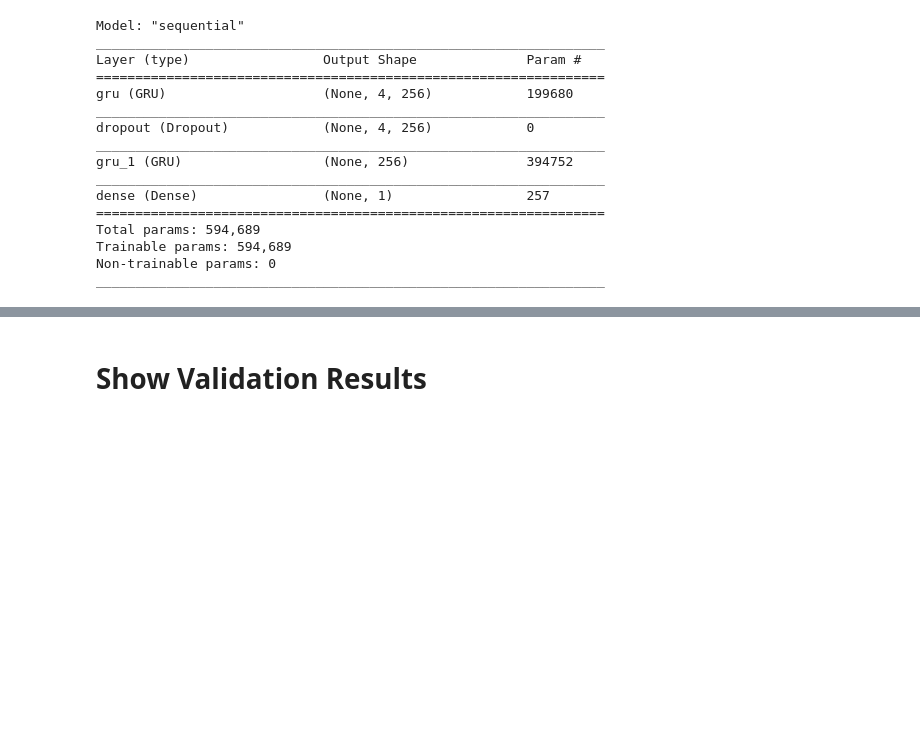
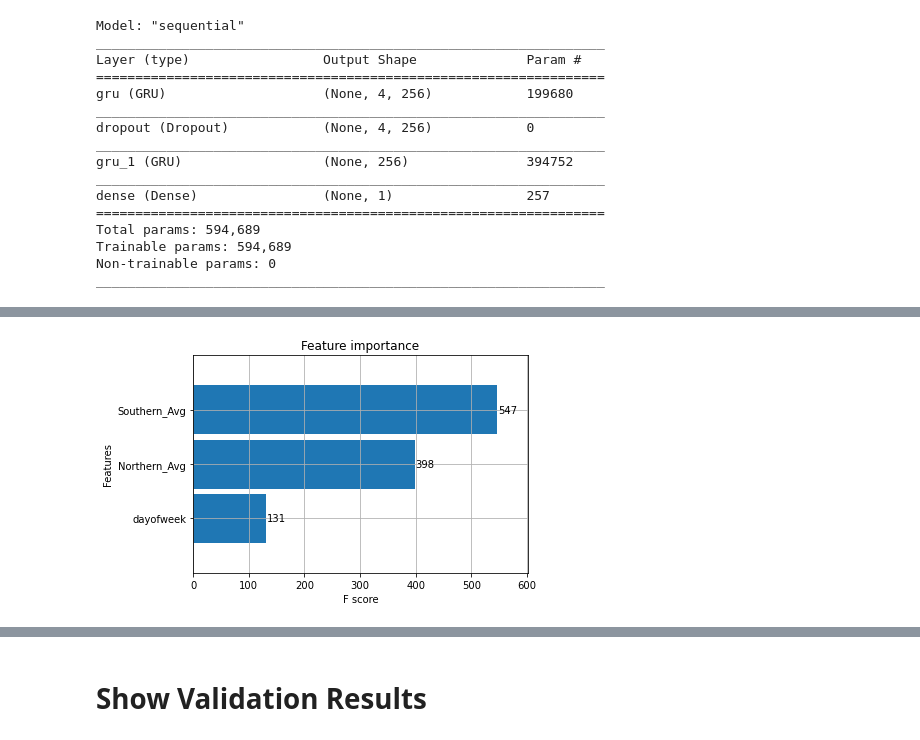
Before and after one commit to bhatiavr/cs109b-final-project-111, a Jupyter notebook: src/cs109b-wastewater-covid-forecasting.ipynb, the cells around one changed output, grey strips where cells are left out. Drawn from its saved outputs; the diff is of its cells as text; code cells hidden in the pictures; blank space fills up the shorter version.

```diff
--- a/src/cs109b-wastewater-covid-forecasting.ipynb
+++ b/src/cs109b-wastewater-covid-forecasting.ipynb
@@ -1440,0 +1460,3 @@ evaluate_model("BiLSTM", y_test.flatten(), test_preds.flatten())
+# %%
+xg_train = df_train[['Date', 'Southern_Avg', 'Northern_Avg', "Cases_Avg"]]
+xg_test = df_test[['Date', 'Southern_Avg', 'Northern_Avg', "Cases_Avg"]]
@@ -1440,0 +1529,4 @@ evaluate_model("BiLSTM", y_test.flatten(), test_preds.flatten())
+# %%
+_ = plot_importance(reg, height=0.9)
+# %% [output]
+[figure, added]
```
Also changed, not shown: parts of 53 cells of this notebook, 2 other files.
